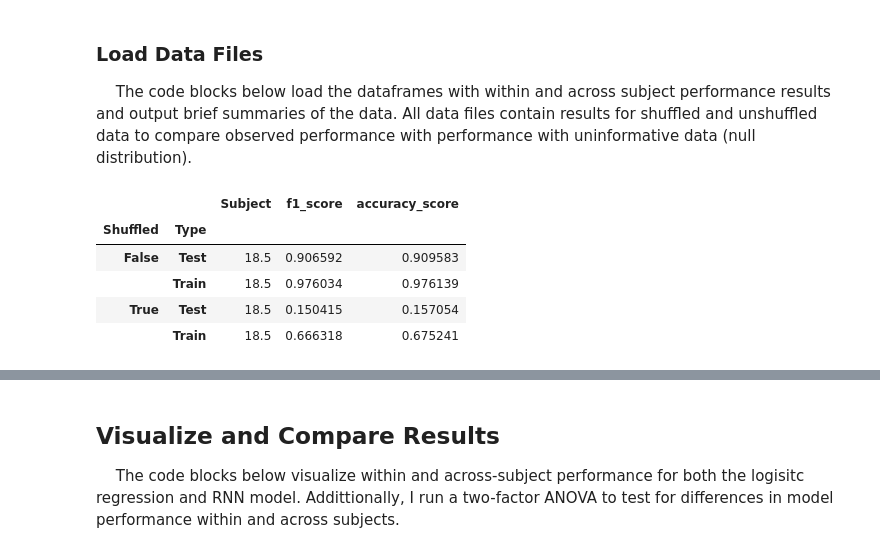
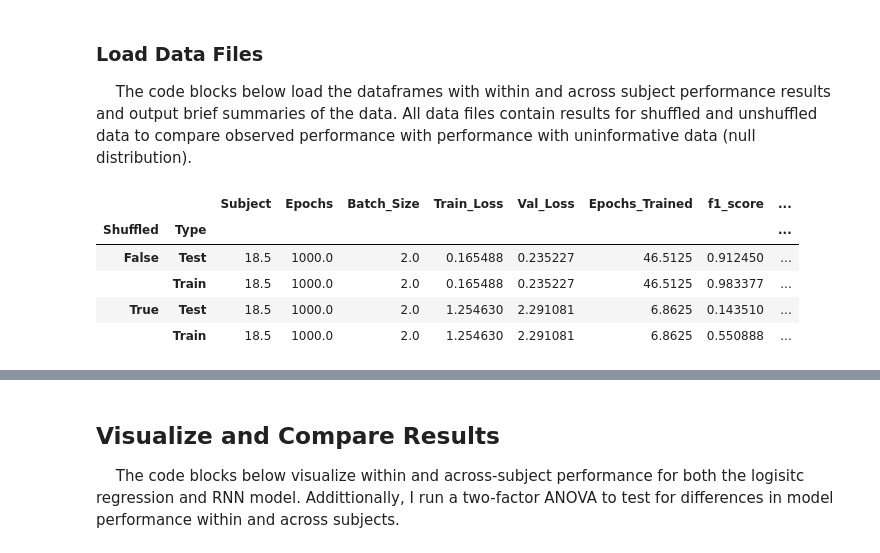
Before and after one commit to cechava/EMG_gestures, a Jupyter notebook: demo_notebooks/compare_model_performance_within_and_across_subjects.ipynb, the cells around one changed output, grey strips where cells are left out. Saved outputs shown, nothing was run; the diff lists cells and outputs as text; code cells hidden in the pictures.

```diff
--- a/demo_notebooks/compare_model_performance_within_and_across_subjects.ipynb
+++ b/demo_notebooks/compare_model_performance_within_and_across_subjects.ipynb
@@ -49,35 +49,35 @@ from EMG_gestures.utils import *
 # %%
 # Load logistic regression within-subject data
 
 nsubjects = 36
 
 lr_results_df = []
 
-results_folder = '../results_data/single_subject_training/log_reg'
+results_folder = '../results_data/single_subject_training/NN'
 for src_subject_id in range(1,nsubjects+1):
     results_fn = 'subject_%02d_within_subject_results.h5'%(src_subject_id)
     subject_df = pd.read_hdf(os.path.join(results_folder,results_fn), 'results_df')
     subject_df['Train_Subject'] = subject_df['Subject']
     subject_df['Test_Subject'] = subject_df['Subject']
     subject_df.drop(columns = ['Subject'])
     lr_results_df.append(subject_df)
 
 lr_results_df = pd.concat(lr_results_df,axis = 0)
 
 # Average over multiple train/test splits of the data
 lr_results_df = lr_results_df.groupby(['Shuffled','Type','Train_Subject','Test_Subject'],as_index = False)\
 .mean()\
 .drop(columns = ['Fold','Rep'])
 
 # Output summary
 display(HTML(lr_results_df.groupby(['Shuffled','Type']).mean().drop(columns = ['Train_Subject','Test_Subject']).to_html()))
 # %% [output]
-|  |  | Subject | f1_score | accuracy_score |
-| Shuffled | Type |  |  |  |
-| False | Test | 18.5 | 0.906592 | 0.909583 |
-|  | Train | 18.5 | 0.976034 | 0.976139 |
-| True | Test | 18.5 | 0.150415 | 0.157054 |
-|  | Train | 18.5 | 0.666318 | 0.675241 |
+|  |  | Subject | Epochs | Batch_Size | Train_Loss | Val_Loss | Epochs_Trained | f1_score | ... |
+| Shuffled | Type |  |  |  |  |  |  |  | ... |
+| False | Test | 18.5 | 1000.0 | 2.0 | 0.165488 | 0.235227 | 46.5125 | 0.912450 | ... |
+|  | Train | 18.5 | 1000.0 | 2.0 | 0.165488 | 0.235227 | 46.5125 | 0.983377 | ... |
+| True | Test | 18.5 | 1000.0 | 2.0 | 1.254630 | 2.291081 | 6.8625 | 0.143510 | ... |
+|  | Train | 18.5 | 1000.0 | 2.0 | 1.254630 | 2.291081 | 6.8625 | 0.550888 | ... |
 # %%
 # Load logistic regression across-subject data
 
```
Also changed, not shown: parts of 5 cells of this notebook, 1 other file.
